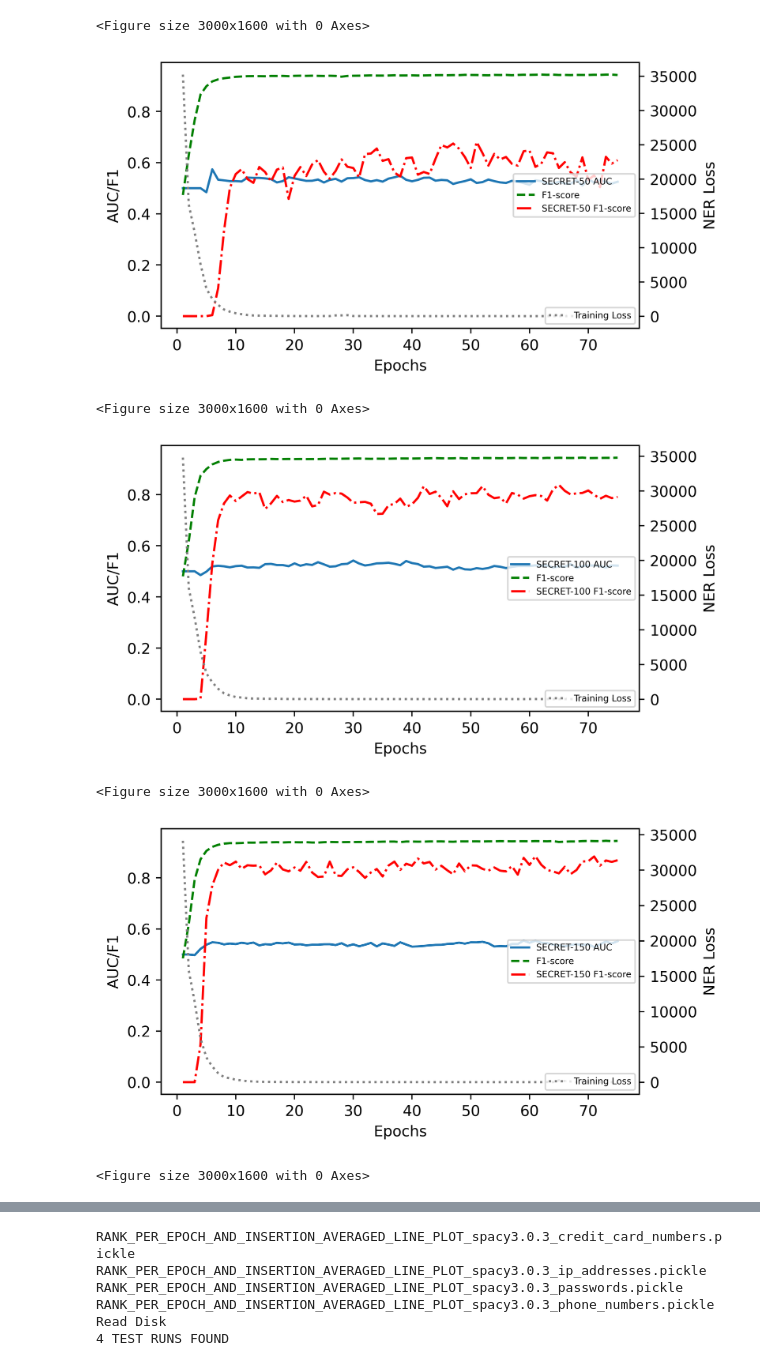
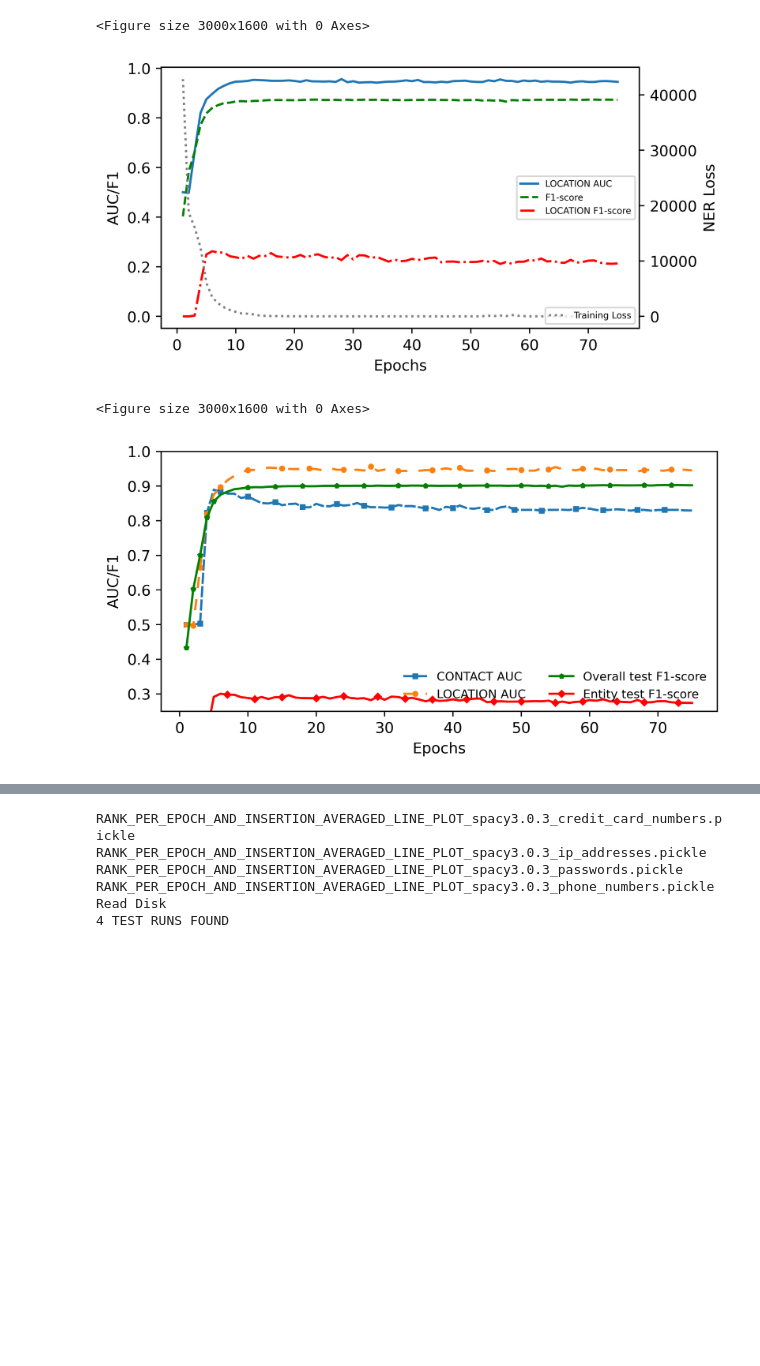
Before and after one commit to ranasalalali/spacy_mi, a Jupyter notebook: notebooks/spacy_MIA_results_visualization.ipynb, the cells around one changed output, grey strips where cells are left out. Cells and saved outputs as stored; diff of their text form; code cells hidden in the pictures; blank space fills up the shorter version.

Commit message:
add new results and plots

```diff
--- a/notebooks/spacy_MIA_results_visualization.ipynb
+++ b/notebooks/spacy_MIA_results_visualization.ipynb
@@ -211,8 +211,8 @@ def get_auc_per_epoch(member_scores_per_epoch, non_member_scores_per_epoch):
 #res_folder = "Results/20210505_spacy_3.0.3_attack_MIA_epochs_75_batch_size_dataset_i2b2_n2c2_train_data_CONTACT"
 #results = ["Results/20210707_spacy_3.0.3_attack_MIA_epochs_75_batch_size_dataset_i2b2_n2c2_train_data_RANDOM_PREFIX_SECRET_size_more_than_5_count_30", "Results/20210707_spacy_3.0.3_attack_MIA_epochs_75_batch_size_dataset_i2b2_n2c2_train_data_RANDOM_PREFIX_SECRET_size_more_than_5_count_50", "Results/20210707_spacy_3.0.3_attack_MIA_epochs_75_batch_size_dataset_i2b2_n2c2_train_data_RANDOM_PREFIX_SECRET_size_more_than_5_count_100", "Results/20210707_spacy_3.0.3_attack_MIA_epochs_75_batch_size_dataset_i2b2_n2c2_train_data_RANDOM_PREFIX_SECRET_size_more_than_5_count_150"]
 
-results = ["Results/20210708_spacy_3.0.3_attack_MIA_epochs_75_batch_size_dataset_i2b2_n2c2_train_data_RANDOM_TRAINING_SAME_TEST_SECRET_size_more_than_5_count_SECRET-30", "Results/20210708_spacy_3.0.3_attack_MIA_epochs_75_batch_size_dataset_i2b2_n2c2_train_data_RANDOM_TRAINING_SAME_TEST_SECRET_size_more_than_5_count_SECRET-50", "Results/20210708_spacy_3.0.3_attack_MIA_epochs_75_batch_size_dataset_i2b2_n2c2_train_data_RANDOM_TRAINING_SAME_TEST_SECRET_size_more_than_5_count_SECRET-100", "Results/20210708_spacy_3.0.3_attack_MIA_epochs_75_batch_size_dataset_i2b2_n2c2_train_data_RANDOM_TRAINING_SAME_TEST_SECRET_size_more_than_5_count_SECRET-150"]
-experiment = 'RANDOM_TRAIN_SAME_TEST_SECRET-30-50-100-150'
+# results = ["Results/20210708_spacy_3.0.3_attack_MIA_epochs_75_batch_size_dataset_i2b2_n2c2_train_data_RANDOM_TRAINING_SAME_TEST_SECRET_size_more_than_5_count_SECRET-30", "Results/20210708_spacy_3.0.3_attack_MIA_epochs_75_batch_size_dataset_i2b2_n2c2_train_data_RANDOM_TRAINING_SAME_TEST_SECRET_size_more_than_5_count_SECRET-50", "Results/20210708_spacy_3.0.3_attack_MIA_epochs_75_batch_size_dataset_i2b2_n2c2_train_data_RANDOM_TRAINING_SAME_TEST_SECRET_size_more_than_5_count_SECRET-100", "Results/20210708_spacy_3.0.3_attack_MIA_epochs_75_batch_size_dataset_i2b2_n2c2_train_data_RANDOM_TRAINING_SAME_TEST_SECRET_size_more_than_5_count_SECRET-150"]
+# experiment = 'RANDOM_TRAIN_SAME_TEST_SECRET-30-50-100-150'
 
 # results = ["Results/20210708_spacy_3.0.3_attack_MIA_epochs_75_batch_size_dataset_i2b2_n2c2_train_data_SECRET_size_more_than_5_count_SECRET-30", "Results/20210708_spacy_3.0.3_attack_MIA_epochs_75_batch_size_dataset_i2b2_n2c2_train_data_SECRET_size_more_than_5_count_SECRET-50", "Results/20210708_spacy_3.0.3_attack_MIA_epochs_75_batch_size_dataset_i2b2_n2c2_train_data_SECRET_size_more_than_5_count_SECRET-100", "Results/20210708_spacy_3.0.3_attack_MIA_epochs_75_batch_size_dataset_i2b2_n2c2_train_data_SECRET_size_more_than_5_count_SECRET-150"]
 # experiment = 'SECRET-30-50-100-150'
@@ -220,6 +220,8 @@ experiment = 'RANDOM_TRAIN_SAME_TEST_SECRET-30-50-100-150'
 # results = ["Results/Figure_7/20210713_spacy_3.0.3_attack_MIA_epochs_75_batch_size_dataset_i2b2_n2c2_train_data_CONTACT_size_more_than_0_count_None_CONTACT", "Results/Figure_7/20210713_spacy_3.0.3_attack_MIA_epochs_75_batch_size_dataset_i2b2_n2c2_train_data_CONTACT_size_more_than_5_count_None_CONTACT-5", "Results/Figure_7/20210713_spacy_3.0.3_attack_MIA_epochs_75_batch_size_dataset_i2b2_n2c2_train_data_CONTACT_size_more_than_5_count_10_CONTACT-5-10", "Results/Figure_7/20210713_spacy_3.0.3_attack_MIA_epochs_75_batch_size_dataset_i2b2_n2c2_train_data_CONTACT_size_more_than_5_count_30_CONTACT-5-30", "Results/Figure_7/20210713_spacy_3.0.3_attack_MIA_epochs_75_batch_size_dataset_i2b2_n2c2_train_data_CONTACT_size_more_than_5_count_50_CONTACT-5-50", "Results/Figure_7/20210713_spacy_3.0.3_attack_MIA_epochs_75_batch_size_dataset_i2b2_n2c2_train_data_ID_size_more_than_0_count_None_ID", "Results/Figure_7/20210713_spacy_3.0.3_attack_MIA_epochs_75_batch_size_dataset_i2b2_n2c2_train_data_LOCATION_size_more_than_0_count_None_LOCATION"]
 # experiment = 'CONTACT-ID-LOCATION-SECRET-30-50-100-150'
 
+results = ["../Results/MIA_Results/20220603_spacy_3.1.2_attack_MIA_epochs_75_batch_size_dataset_i2b2_n2c2_train_data_CONTACT_size_more_than_0_count_None_replace_dummy_True_CONTACT", "../Results/MIA_Results/20220603_spacy_3.1.2_attack_MIA_epochs_75_batch_size_dataset_i2b2_n2c2_train_data_LOCATION_size_more_than_0_count_None_replace_dummy_True_LOCATION"]
+experiment = 'CONTACT-LOCATION-DUMMY_TRAINING'
 
 aucs_per_epoch = []
 
@@ -310,7 +306,4 @@ Read Disk
 <Figure size 3000x1600 with 0 Axes>
-[figure, old version]
+[figure, new version]
 <Figure size 3000x1600 with 0 Axes>
-[figure, old version]
+[figure, new version]
-<Figure size 3000x1600 with 0 Axes>
-[figure, removed]
-<Figure size 3000x1600 with 0 Axes>
```
Also changed, not shown: parts of 1 cell of this notebook, 15 other files.
